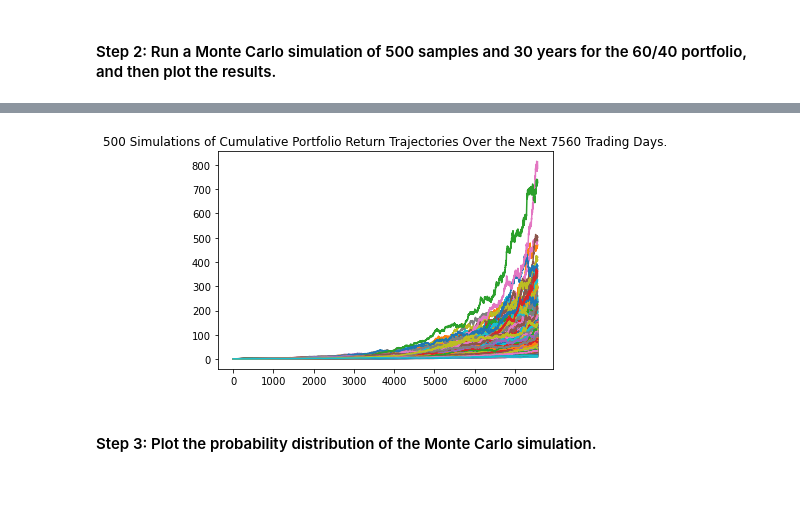
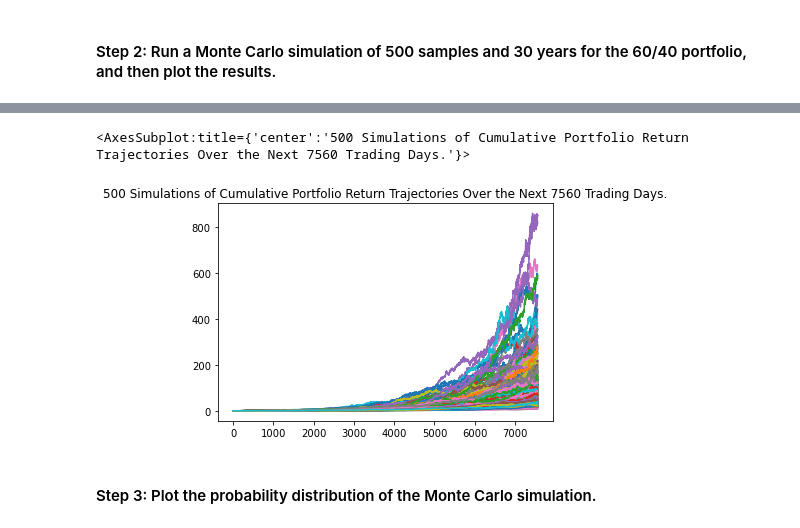
Before and after one commit to EmilyBertani/Challenge_5, a Jupyter notebook: financial_planning_tools.ipynb, the cells around one changed output, grey strips where cells are left out. Drawn from its saved outputs; the diff is of its cells as text; code cells hidden in the pictures; blank space fills up the shorter version.

Commit message:
Add files via upload
Almost done with retirement plans and Monte Carlo sims for challenge 5

```diff
--- a/financial_planning_tools.ipynb
+++ b/financial_planning_tools.ipynb
@@ -526,11 +513,11 @@ Running Monte Carlo simulation number 490.
 # %%
-# Visualize the 30-year Monte Carlo simulation by creating an
+# Here we can visualize the 30 year Monte Carlo simulation by creating an
 # overlay line plot
-# YOUR CODE HERE
 thirty_year_forecast_line = thirty_year_forecast.plot_simulation()
-thirty_year_forecast_line.get_figure().savefig('30 Year Projected Portfolio Cumulative Returns', bbox_inches="tight")
+thirty_year_forecast_line
 # %% [output]
+<AxesSubplot:title={'center':'500 Simulations of Cumulative Portfolio Return Trajectories Over the Next 7560 Trading Days.'}>
-[figure, old version]
+[figure, new version]
 # %% [markdown]
 #### Step 3: Plot the probability distribution of the Monte Carlo simulation.
 # %%
```
Also changed, not shown: parts of 32 cells of this notebook.
